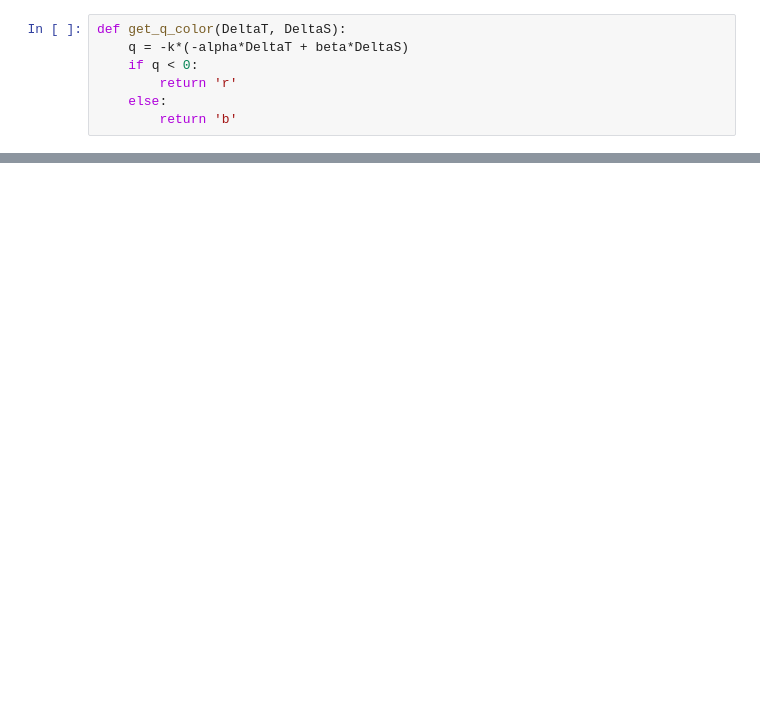
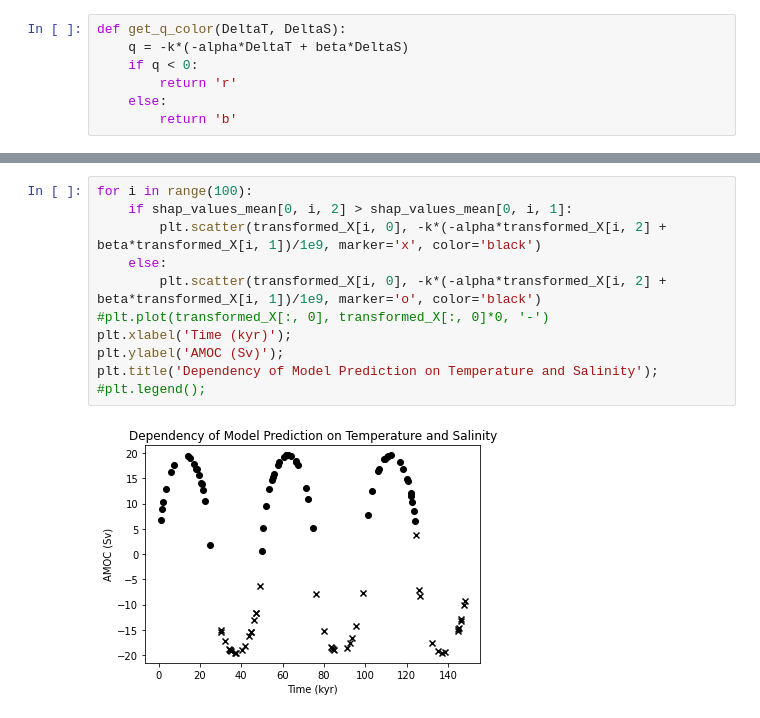
Before and after one commit to CompClimate/AMOC_XAI, a Jupyter notebook: stommel_shap_salinity_temp.ipynb, the cells around one changed output, grey strips where cells are left out. Drawn from its saved outputs; the diff is of its cells as text; blank space fills up the shorter version.

```diff
--- a/stommel_shap_salinity_temp.ipynb
+++ b/stommel_shap_salinity_temp.ipynb
@@ -305,0 +322,13 @@ plt.ylabel('SHAP value');
+# %%
+for i in range(100):
+    if shap_values_mean[0, i, 2] > shap_values_mean[0, i, 1]:
+        plt.scatter(transformed_X[i, 0], -k*(-alpha*transformed_X[i, 2] + beta*transformed_X[i, 1])/1e9, marker='x', color='black')
+    else:
+        plt.scatter(transformed_X[i, 0], -k*(-alpha*transformed_X[i, 2] + beta*transformed_X[i, 1])/1e9, marker='o', color='black')
+#plt.plot(transformed_X[:, 0], transformed_X[:, 0]*0, '-')
+plt.xlabel('Time (kyr)');
+plt.ylabel('AMOC (Sv)');
+plt.title('Dependency of Model Prediction on Temperature and Salinity');
+#plt.legend();
+# %% [output]
+[figure, added]
```
Also changed, not shown: parts of 11 cells of this notebook.
